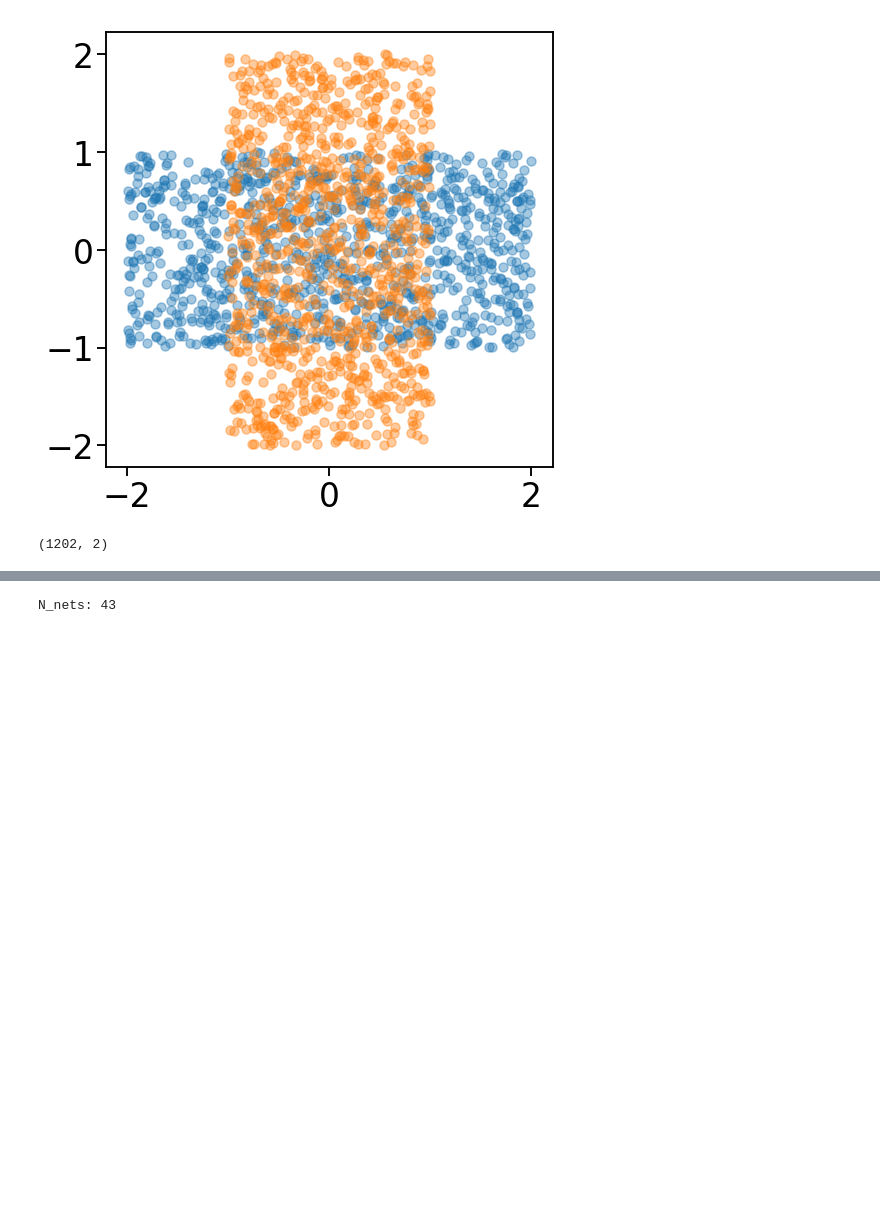
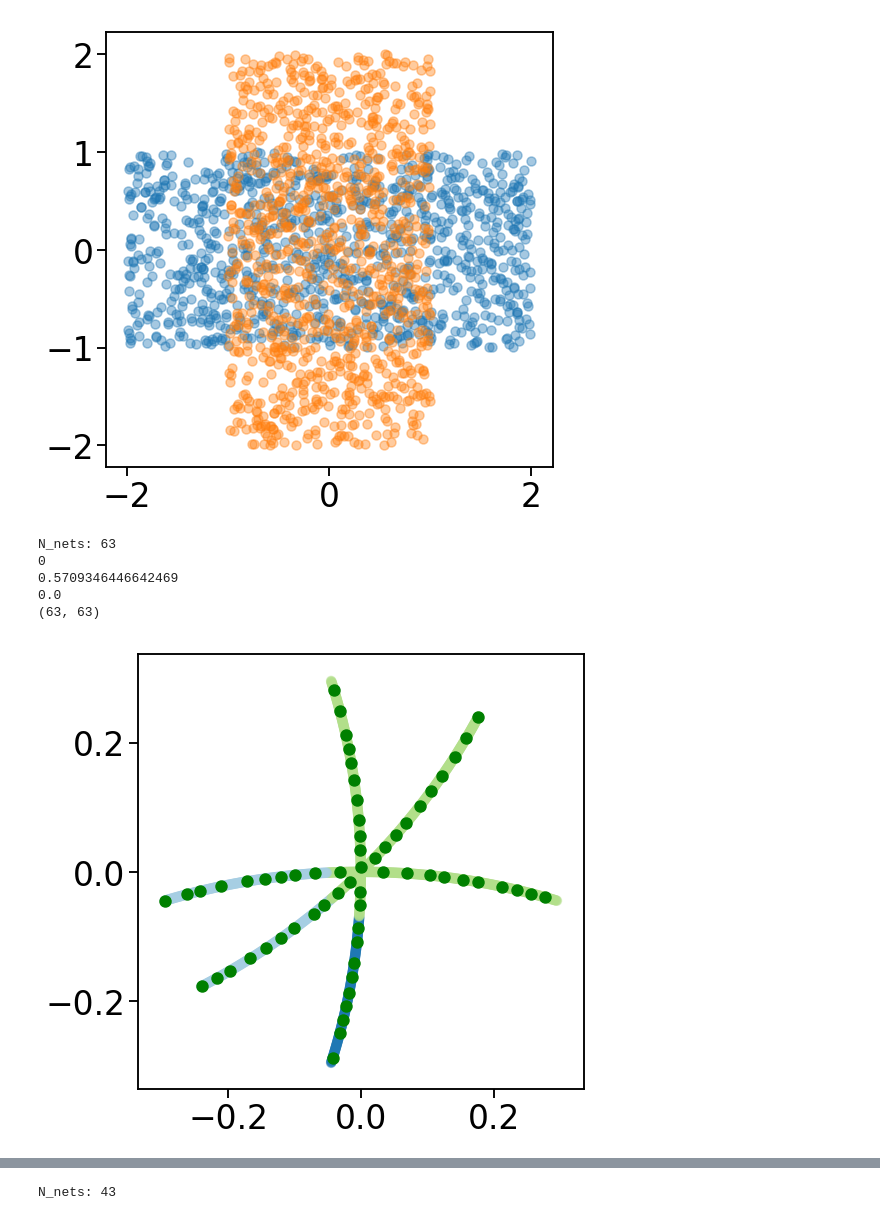
Before and after one commit to saketkc/EE-546-project, a Jupyter notebook: notebooks/04.local-PCA-spectralClustering.ipynb, the cells around one changed output, grey strips where cells are left out. Cells and saved outputs as stored; diff of their text form; code cells hidden in the pictures; blank space fills up the shorter version.

```diff
--- a/notebooks/04.local-PCA-spectralClustering.ipynb
+++ b/notebooks/04.local-PCA-spectralClustering.ipynb
@@ -152,7 +156,18 @@ def do_clustering(X, d, radius):
-# %%
-Y.shape
-# %% [output]
-(1202, 2)
+# %%
+d = 3
+radius = 0.02
+eta = 1
+epsilon = 1
+data = loadmat('../local-pca-code-matlab/threecurves.mat')
+Y = data['X']
+do_clustering(Y, d, radius, 3)
+# %% [output]
+N_nets: 63
+0
+0.5709346446642469
+0.0
+(63, 63)
+[figure, added]
 # %%
 d = 2
 radius = 0.02
```
Also changed, not shown: parts of 6 cells of this notebook.
